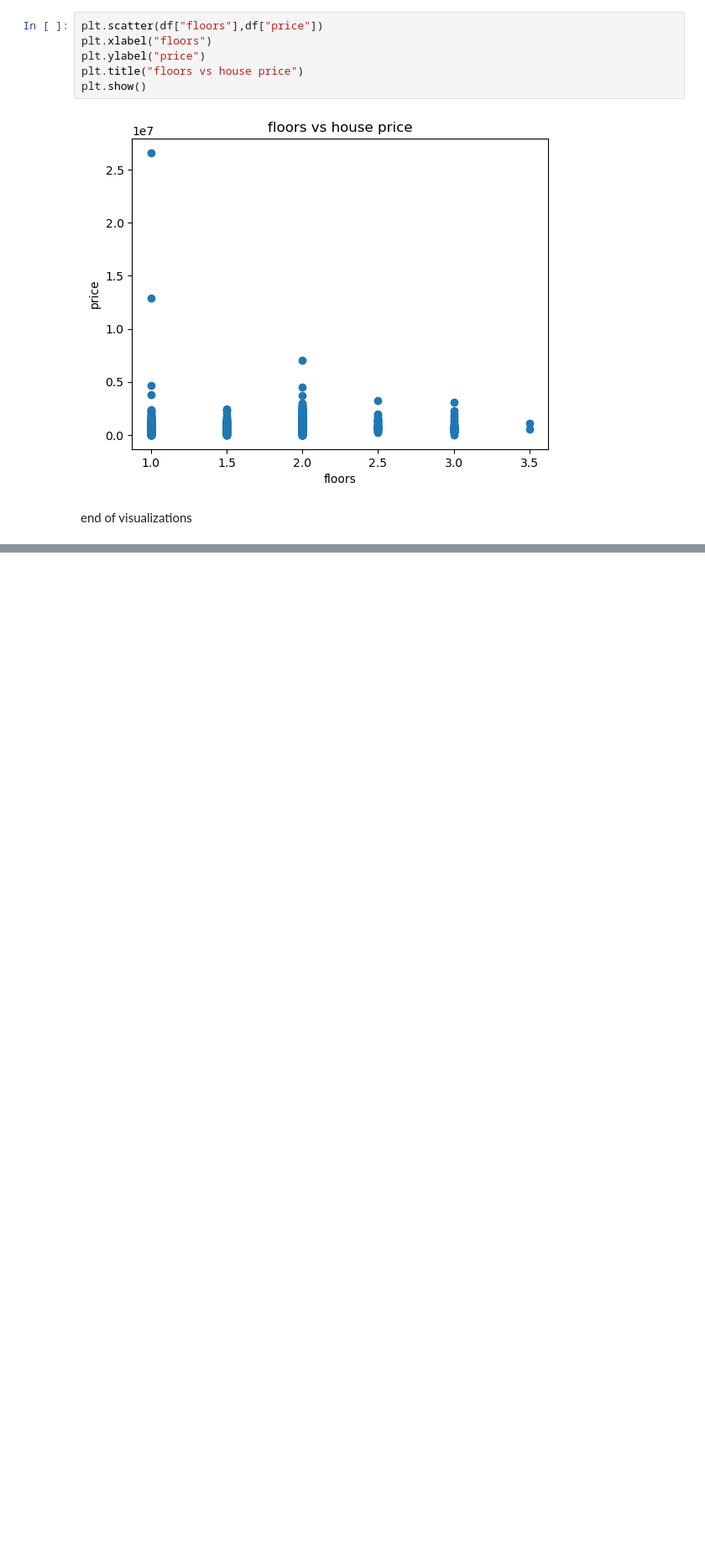
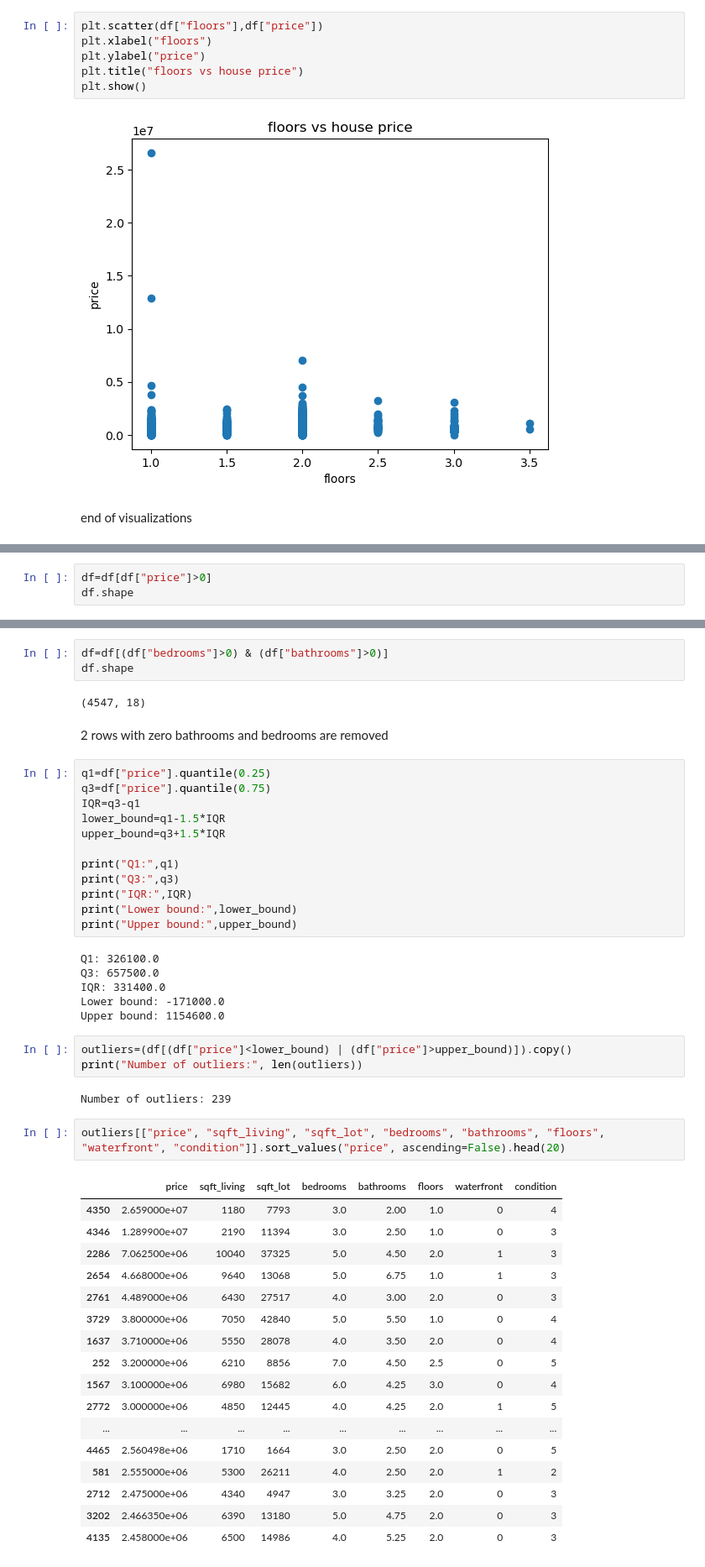
Before and after one commit to shukriaarifi/house_price_prediction, a Jupyter notebook: notebooks/house_price_prediction.ipynb, the cells around one changed output, grey strips where cells are left out. Shown at 84% size. Cells and saved outputs as stored; diff of their text form; blank space fills up the shorter version.

```diff
--- a/notebooks/house_price_prediction.ipynb
+++ b/notebooks/house_price_prediction.ipynb
@@ -149,0 +260,3 @@ end of visualizations
+# %%
+df=df[df["price"]>0]
+df.shape
@@ -149,0 +267,50 @@ end of visualizations
+# %%
+df=df[(df["bedrooms"]>0) & (df["bathrooms"]>0)]
+df.shape
+# %% [output]
+(4547, 18)
+# %% [markdown]
+2 rows with zero bathrooms and bedrooms are removed
+# %%
+q1=df["price"].quantile(0.25)
+q3=df["price"].quantile(0.75)
+IQR=q3-q1
+lower_bound=q1-1.5*IQR
+upper_bound=q3+1.5*IQR
+
+print("Q1:",q1)
+print("Q3:",q3)
+print("IQR:",IQR)
+print("Lower bound:",lower_bound)
+print("Upper bound:",upper_bound)
+# %% [output]
+Q1: 326100.0
+Q3: 657500.0
+IQR: 331400.0
+Lower bound: -171000.0
+Upper bound: 1154600.0
+# %%
+outliers=(df[(df["price"]<lower_bound) | (df["price"]>upper_bound)]).copy()
+print("Number of outliers:", len(outliers))
+# %% [output]
+Number of outliers: 239
+# %%
+outliers[["price", "sqft_living", "sqft_lot", "bedrooms", "bathrooms", "floors", "waterfront", "condition"]].sort_values("price", ascending=False).head(20)
+# %% [output]
+|  | price | sqft_living | sqft_lot | bedrooms | bathrooms | floors | waterfront | condition |
+| 4350 | 2.659000e+07 | 1180 | 7793 | 3.0 | 2.00 | 1.0 | 0 | 4 |
+| 4346 | 1.289900e+07 | 2190 | 11394 | 3.0 | 2.50 | 1.0 | 0 | 3 |
+| 2286 | 7.062500e+06 | 10040 | 37325 | 5.0 | 4.50 | 2.0 | 1 | 3 |
+| 2654 | 4.668000e+06 | 9640 | 13068 | 5.0 | 6.75 | 1.0 | 1 | 3 |
+| 2761 | 4.489000e+06 | 6430 | 27517 | 4.0 | 3.00 | 2.0 | 0 | 3 |
+| 3729 | 3.800000e+06 | 7050 | 42840 | 5.0 | 5.50 | 1.0 | 0 | 4 |
+| 1637 | 3.710000e+06 | 5550 | 28078 | 4.0 | 3.50 | 2.0 | 0 | 4 |
+| 252 | 3.200000e+06 | 6210 | 8856 | 7.0 | 4.50 | 2.5 | 0 | 5 |
+| 1567 | 3.100000e+06 | 6980 | 15682 | 6.0 | 4.25 | 3.0 | 0 | 4 |
+| 2772 | 3.000000e+06 | 4850 | 12445 | 4.0 | 4.25 | 2.0 | 1 | 5 |
+| ... | ... | ... | ... | ... | ... | ... | ... | ... |
+| 4465 | 2.560498e+06 | 1710 | 1664 | 3.0 | 2.50 | 2.0 | 0 | 5 |
+| 581 | 2.555000e+06 | 5300 | 26211 | 4.0 | 2.50 | 2.0 | 1 | 2 |
+| 2712 | 2.475000e+06 | 4340 | 4947 | 3.0 | 3.25 | 2.0 | 0 | 3 |
+| 3202 | 2.466350e+06 | 6390 | 13180 | 5.0 | 4.75 | 2.0 | 0 | 3 |
+| 4135 | 2.458000e+06 | 6500 | 14986 | 4.0 | 5.25 | 2.0 | 0 | 3 |
```
Also changed, not shown: parts of 21 cells of this notebook.
